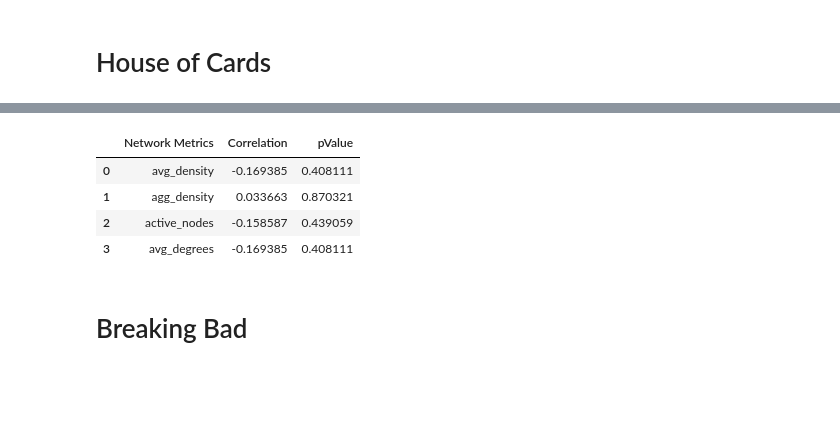
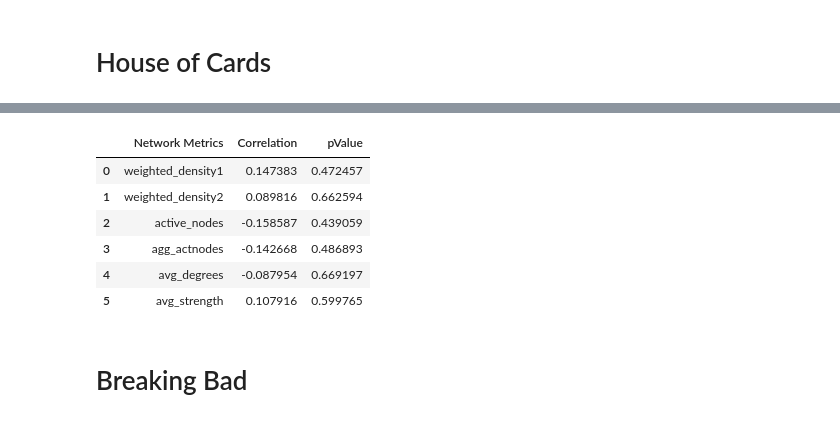
Before and after one commit to cskitty/network, a Jupyter notebook: Correlation.ipynb, the cells around one changed output, grey strips where cells are left out. Drawn from its saved outputs; the diff is of its cells as text; code cells hidden in the pictures; blank space fills up the shorter version.

```diff
--- a/Correlation.ipynb
+++ b/Correlation.ipynb
@@ -255,0 +377,4 @@ review2
+# %%
+files = os.listdir("Data/HoC_dyn_ts10")
+df_hoc = get_df('HoC.csv', "Data/HoC_dyn_ts10/",  'HoC_S0', 3, 14, 26)
+df_hoc
@@ -256,10 +399,12 @@ review2
 # %%
-get_corr(review2)
+get_corr(df_hoc)
 # %% [output]
 |  | Network Metrics | Correlation | pValue |
-| 0 | avg_density | -0.169385 | 0.408111 |
-| 1 | agg_density | 0.033663 | 0.870321 |
+| 0 | weighted_density1 | 0.147383 | 0.472457 |
+| 1 | weighted_density2 | 0.089816 | 0.662594 |
 | 2 | active_nodes | -0.158587 | 0.439059 |
-| 3 | avg_degrees | -0.169385 | 0.408111 |
+| 3 | agg_actnodes | -0.142668 | 0.486893 |
+| 4 | avg_degrees | -0.087954 | 0.669197 |
+| 5 | avg_strength | 0.107916 | 0.599765 |
 # %% [markdown]
 # Breaking Bad
```
Also changed, not shown: parts of 13 cells of this notebook.
